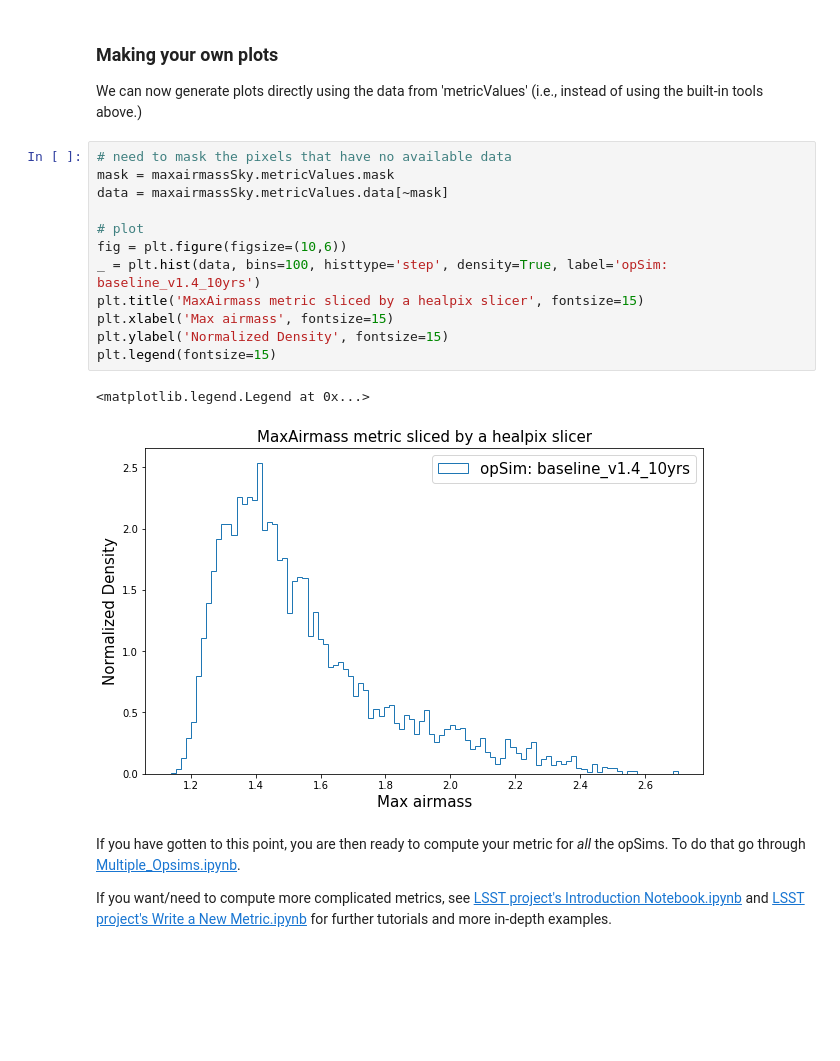
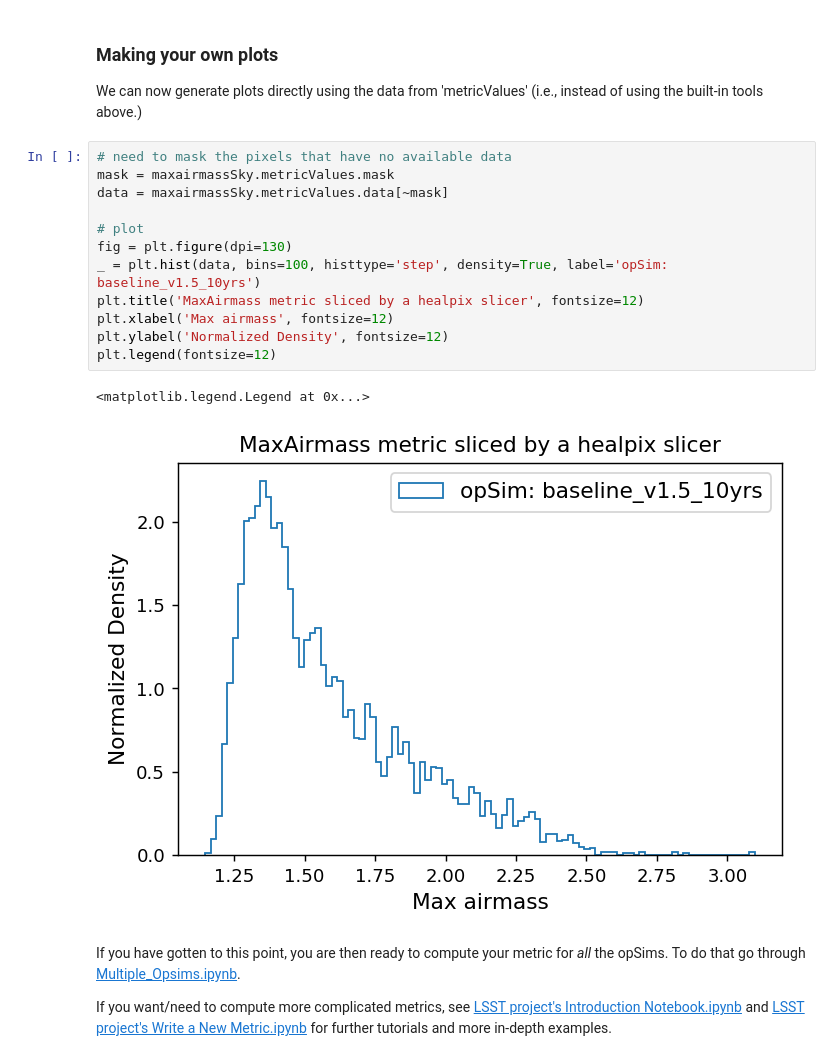
Before and after one commit to RichardsGroup/LSST_OpSim, a Jupyter notebook: Scripts_NBs/00_Introduction.ipynb, the cells around one changed output. Saved outputs shown, nothing was run; the diff lists cells and outputs as text; blank space fills up the shorter version.

```diff
--- a/Scripts_NBs/00_Introduction.ipynb
+++ b/Scripts_NBs/00_Introduction.ipynb
@@ -328,18 +328,18 @@ We can now generate plots directly using the data from 'metricValues' (i.e., ins
 # %%
 # need to mask the pixels that have no available data
 mask = maxairmassSky.metricValues.mask
 data = maxairmassSky.metricValues.data[~mask]
 
 # plot
-fig = plt.figure(figsize=(10,6))
-_ = plt.hist(data, bins=100, histtype='step', density=True, label='opSim: baseline_v1.4_10yrs')
-plt.title('MaxAirmass metric sliced by a healpix slicer', fontsize=15)
-plt.xlabel('Max airmass', fontsize=15)
-plt.ylabel('Normalized Density', fontsize=15)
-plt.legend(fontsize=15)
+fig = plt.figure(dpi=130)
+_ = plt.hist(data, bins=100, histtype='step', density=True, label='opSim: baseline_v1.5_10yrs')
+plt.title('MaxAirmass metric sliced by a healpix slicer', fontsize=12)
+plt.xlabel('Max airmass', fontsize=12)
+plt.ylabel('Normalized Density', fontsize=12)
+plt.legend(fontsize=12)
 # %% [output]
 <matplotlib.legend.Legend at 0x...>
-[figure, old version]
+[figure, new version]
 # %% [markdown]
 If you have gotten to this point, you are then ready to compute your metric for *all* the opSims.  To do that go through [Multiple_Opsims.ipynb](./01_Multiple_Opsims.ipynb).
 
```
Also changed, not shown: parts of 14 cells of this notebook, 6 other files.
